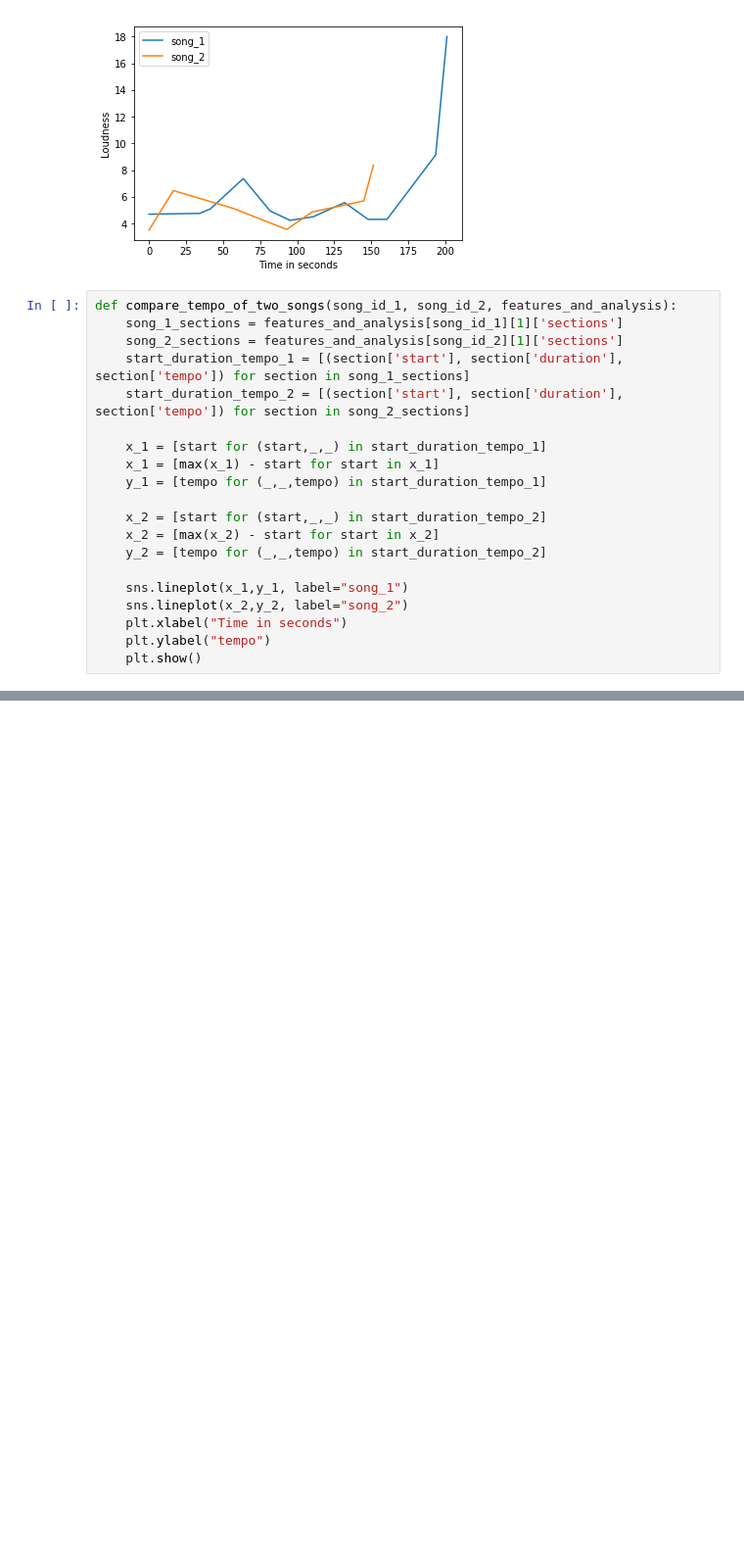
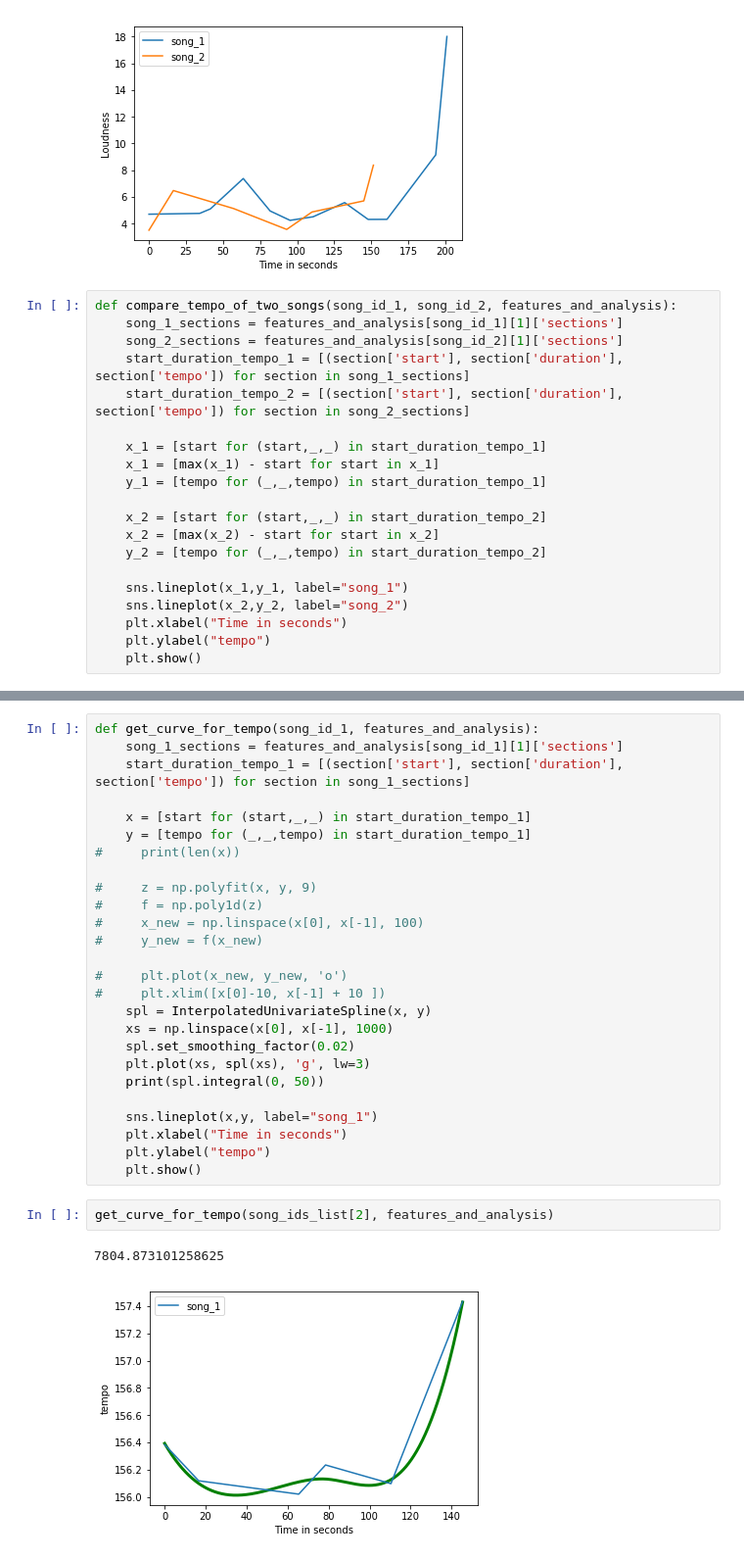
Before and after one commit to CornellDataScience/INSPIRE, a Jupyter notebook: exploratory_analysis/exploratory_data_analysis.ipynb, the cells around one changed output, grey strips where cells are left out. Shown at 98% size. Saved outputs shown, nothing was run; the diff lists cells and outputs as text; blank space fills up the shorter version.

```diff
--- a/exploratory_analysis/exploratory_data_analysis.ipynb
+++ b/exploratory_analysis/exploratory_data_analysis.ipynb
@@ -103,0 +111,31 @@ compare_tempo_of_two_songs(song_ids_list[0], song_ids_list[1], features_and_anal
+# %%
+def get_curve_for_tempo(song_id_1, features_and_analysis):
+    song_1_sections = features_and_analysis[song_id_1][1]['sections']
+    start_duration_tempo_1 = [(section['start'], section['duration'], section['tempo']) for section in song_1_sections]
+
+    x = [start for (start,_,_) in start_duration_tempo_1]
+    y = [tempo for (_,_,tempo) in start_duration_tempo_1]
+#     print(len(x))
+
+#     z = np.polyfit(x, y, 9)
+#     f = np.poly1d(z)
+#     x_new = np.linspace(x[0], x[-1], 100)
+#     y_new = f(x_new)
+
+#     plt.plot(x_new, y_new, 'o')
+#     plt.xlim([x[0]-10, x[-1] + 10 ])
+    spl = InterpolatedUnivariateSpline(x, y)
+    xs = np.linspace(x[0], x[-1], 1000)
+    spl.set_smoothing_factor(0.02)
+    plt.plot(xs, spl(xs), 'g', lw=3)
+    print(spl.integral(0, 50))
+
+    sns.lineplot(x,y, label="song_1")
+    plt.xlabel("Time in seconds")
+    plt.ylabel("tempo")
+    plt.show()
+# %%
+get_curve_for_tempo(song_ids_list[2], features_and_analysis)
+# %% [output]
+7804.873101258625
+[figure, added]
```
Also changed, not shown: parts of 9 cells of this notebook.
